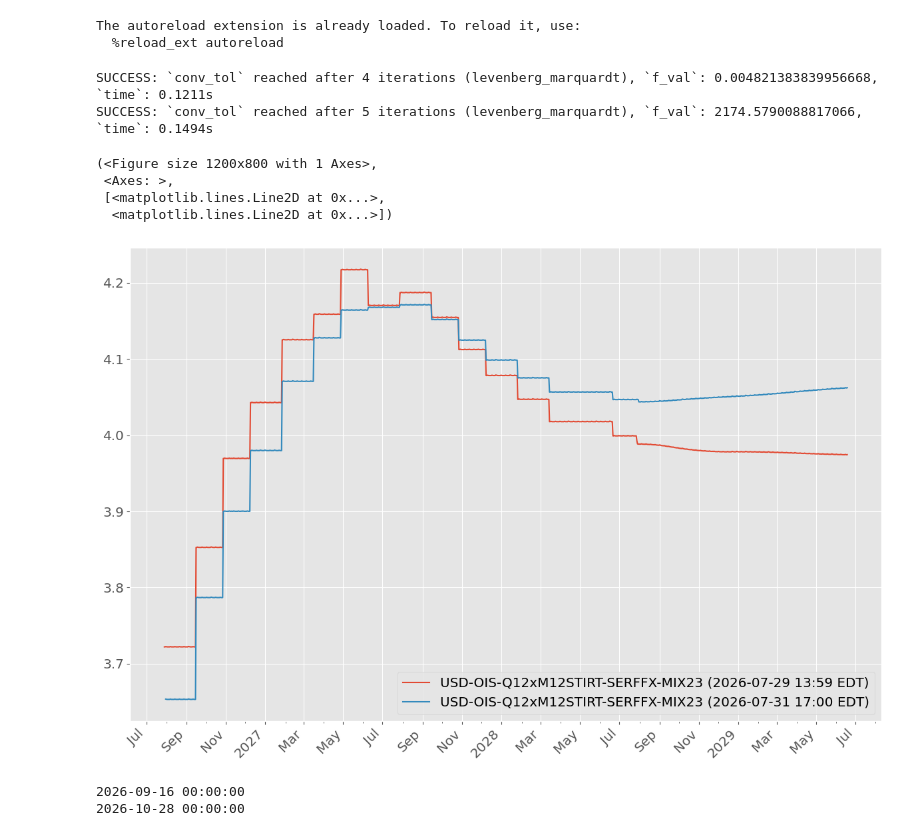
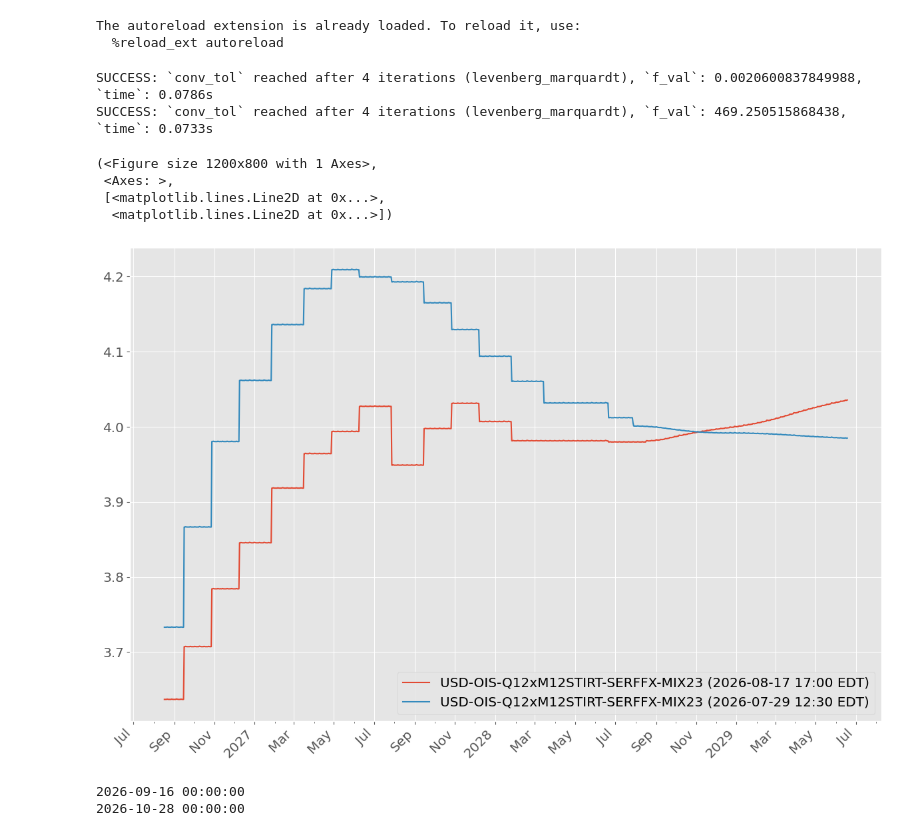
Before and after one commit to yieldcurvemonkey/ARBS, a Jupyter notebook: notebooks/pricers/stirt_pricer.ipynb, the cells around one changed output. Drawn from its saved outputs; the diff is of its cells as text; code cells hidden in the pictures.

```diff
--- a/notebooks/pricers/stirt_pricer.ipynb
+++ b/notebooks/pricers/stirt_pricer.ipynb
@@ -66,14 +66,14 @@ plot_overnight_forward_curves(
 			# curve_name="USD-SOFR-1D-Q12STIRT",
 			# curve_name="CAD-CORRA-Q8STIRT",
 			# timestamp="live",
-			timestamp=NY_tz.localize(datetime.datetime(2026, 7, 29, 13, 59)),
+			timestamp=NY_tz.localize(datetime.datetime(2026, 8, 17, 16, )),
 		),
         bc_stirf_curve.build_curve(
 			# curve_name="USD-OIS-Q12xM12STIRT-SERFFX",
 			curve_name="USD-OIS-Q12xM12STIRT-SERFFX-MIX23",
 			# curve_name="USD-SOFR-1D-Q12STIRT",
 			# curve_name="CAD-CORRA-Q8STIRT",
-			timestamp=NY_tz.localize(datetime.datetime(2026, 7, 31, 17, 00)),
+			timestamp=NY_tz.localize(datetime.datetime(2026, 7, 29, 12, 30)),
 			# timestamp="live",
 		),
 		# bc_stirf_curve.build_curve(
@@ -89,36 +89,36 @@ plot_overnight_forward_curves(
 		# ),
         # bc_stirf_curve.build_curve(
 		# 	# curve_name="USD-OIS-Q12xM12STIRT-SERFFX",
 		# 	curve_name="USD-SOFR-1D-Q12STIRT",
 		# 	timestamp=NY_tz.localize(datetime.datetime(2025, 8, 1,  17, 00)),
 		# 	# kwargs={"force_refresh": True, "cache_full_intraday_fetch": True},
 		# ),
         # bc_stirf_curve.build_curve(
 		# 	curve_name="USD-OIS-Q12xM12STIRT-SERFFX-MIX23",
 			# timestamp=NY_tz.localize(datetime.datetime(2026, 3, 11, 17, 00)),
 		# 	# kwargs={"force_refresh": True, "cache_full_intraday_fetch": True},
 
 		# ),
 		# bc_stirf_curve.build_curve(
 		# 	curve_name="USD-OIS-Q12xM12STIRT-SERFFX-MIX23",
 		# 	# timestamp=NY_tz.localize(datetime.datetime(2026, 3, 12, 17, 00)),
 		# 	timestamp="live",
 		# 	# kwargs={"force_refresh": True, "cache_full_intraday_fetch": True},
 		# ),
 		# bc_stirf_curve.build_curve(
 		# 	curve_name="USD-SOFR-1D-Q12STIRT",
 		# 	timestamp=NY_tz.localize(datetime.datetime(2023, 3, 10, 17, 00)),
 		# ),
 	]
 )
 # %% [output]
-SUCCESS: `conv_tol` reached after 4 iterations (levenberg_marquardt), `f_val`: 0.004821383839956668, `time`: 0.1211s
-SUCCESS: `conv_tol` reached after 5 iterations (levenberg_marquardt), `f_val`: 2174.5790088817066, `time`: 0.1494s
+SUCCESS: `conv_tol` reached after 4 iterations (levenberg_marquardt), `f_val`: 0.0020600837849988, `time`: 0.0786s
+SUCCESS: `conv_tol` reached after 4 iterations (levenberg_marquardt), `f_val`: 469.250515868438, `time`: 0.0733s
 (<Figure size 1200x800 with 1 Axes>,
  <Axes: >,
  [<matplotlib.lines.Line2D at 0x...>,
   <matplotlib.lines.Line2D at 0x...>])
-[figure, old version]
+[figure, new version]
 # %%
 curve_mdp = IRSwapsMDP(source="BARCHART_STIRF-RL")
 # cad_curve_handle = curve_mdp._get_curve(curve_name="CAD-CORRA-Q8STIRT", timestamp="live")
```
Also changed, not shown: 18 other files.
